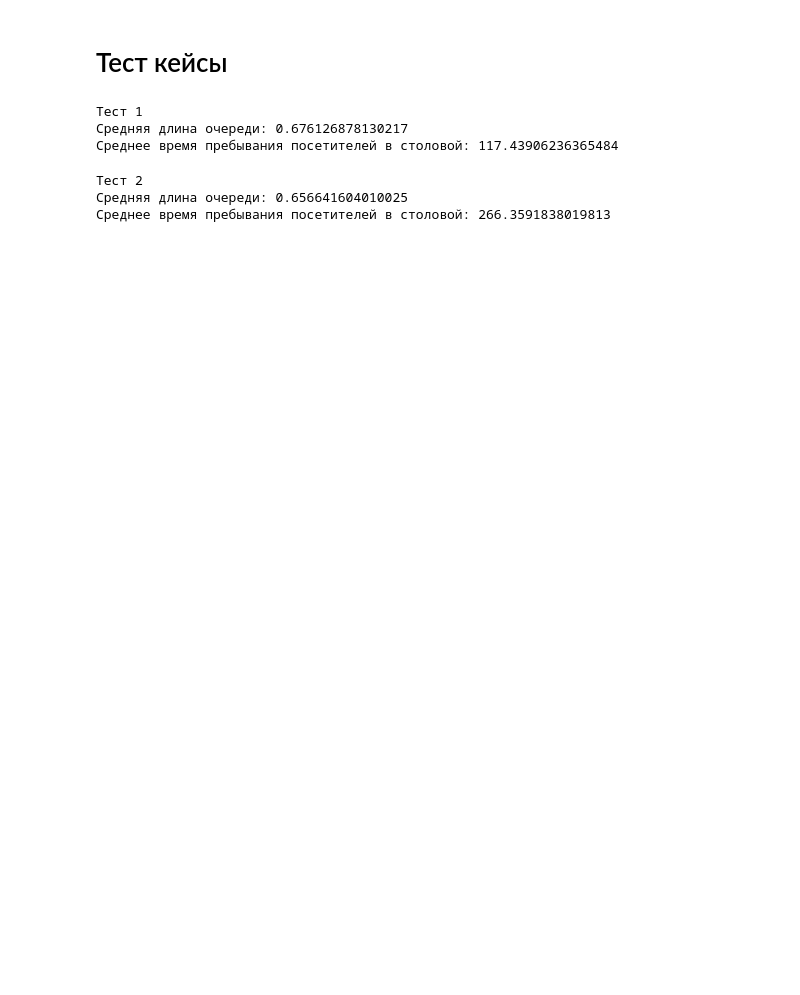
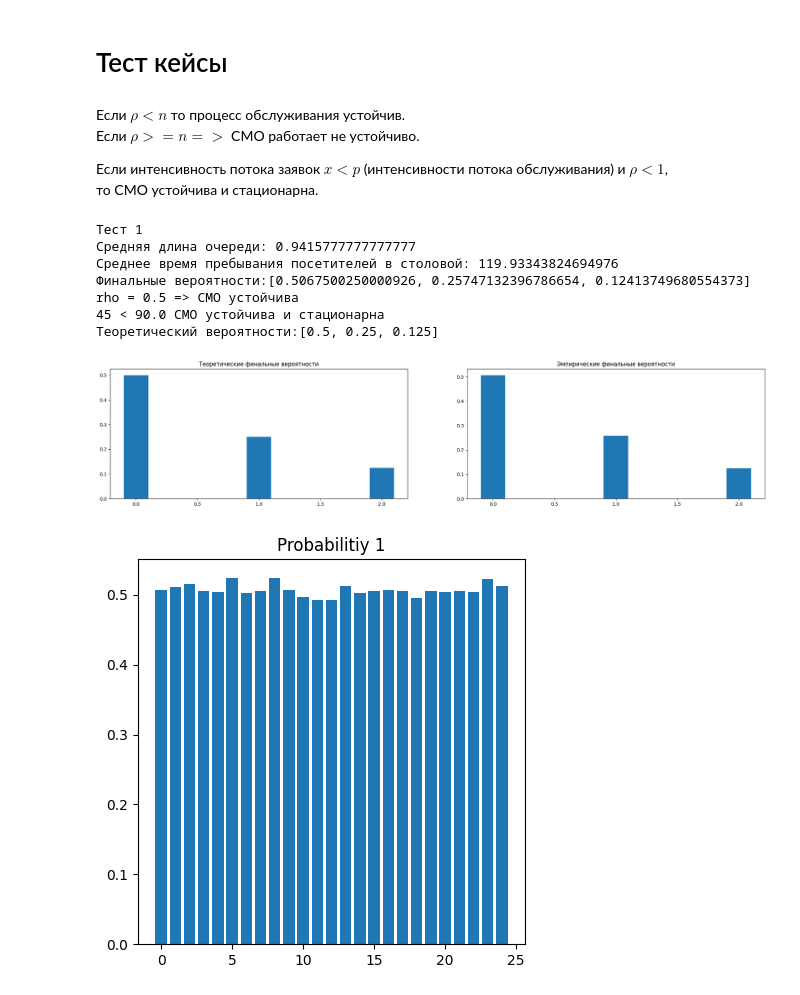
Before and after one commit to NikNo280/MMOD, a Jupyter notebook: lab3.ipynb, the cells around one changed output. Cells and saved outputs as stored; diff of their text form; code cells hidden in the pictures; blank space fills up the shorter version.

```diff
--- a/lab3.ipynb
+++ b/lab3.ipynb
@@ -76,0 +85,4 @@ def get_avg_queue_len(queue_system):
+# %%
+def get_experimental_final_probabilities(queue_system):
+  items = np.array(queue_system.serve_items)
+  return [(len(items[items == i]) / len(items)) for i in range(1, 4)]
@@ -77,2 +103,11 @@ def get_avg_queue_len(queue_system):
 # %% [markdown]
 # Тест кейсы
+# %%
+def get_teor_prop(x, p, q):
+    rho = get_rho(x, p, q)
+    p0 = 1 - rho
+    teor_prob = []
+    teor_prob.append(p0)
+    for i in range(1, 3):
+        teor_prob.append((rho ** i) * p0)
+    return teor_prob
@@ -79,3 +124,14 @@ def get_avg_queue_len(queue_system):
+# %%
+def plot_histograms(theoretical_probabilities, experimental_probabilities):
+    plt.style.use('default')
+    fig, (ax1, ax2,) = plt.subplots(1, 2, figsize=(25, 5))
+
+    ax1.set_title('Теоретические финальные вероятности')
+    ax1.bar(range(len(theoretical_probabilities)), theoretical_probabilities, width = 0.2)
+
+    ax2.set_title('Эмпирические финальные вероятности')
+    ax2.bar(range(len(experimental_probabilities)), experimental_probabilities, width = 0.2)
+    plt.show()
 # %%
 def run_qs(x, p, q, t, work_time):
     env = sp.Environment()
@@ -84,17 +140,33 @@ def run_qs(x, p, q, t, work_time):
     env.run(until = work_time)
     print("Средняя длина очереди: " + str(get_avg_queue_len(queue_system)))
     print("Среднее время пребывания посетителей в столовой: " + str(get_avg_time_in_canteen(queue_system, t)))
+    final_probabilities = get_experimental_final_probabilities(queue_system)
+    print("Финальные вероятности:" + str(final_probabilities))
+    teor_probabilities = get_teor_prop(x, p, q)
+    print("Теоретический вероятности:" + str(teor_probabilities))
+    plot_histograms(teor_probabilities, final_probabilities)
+    plot_queue_system_probabilities(queue_system, 25, 4, teor_probabilities)
-# %%
-print("Тест 1")
-run_qs(60, 100, 0.2, 100, 10)
-# %% [output]
-Тест 1
-Средняя длина очереди: 0.676126878130217
-Среднее время пребывания посетителей в столовой: 117.43906236365484
-# %%
-print("Тест 2")
-run_qs(40, 80, 0.4, 200, 10)
-# %% [output]
-Тест 2
-Средняя длина очереди: 0.656641604010025
-Среднее время пребывания посетителей в столовой: 266.3591838019813
+# %% [markdown]
+Если $ \rho < n $ то процесс обслуживания устойчив. \
+Если $ \rho >= n => $ СМО работает не устойчиво.
+
+Если интенсивность потока заявок $ x < p $ (интенсивности потока обслуживания) и $ \rho < 1 $, \
+то СМО устойчива и стационарна.
+# %%
+print("Тест 1")
+x = 45
+p = 75
+q = 0.2
+t = 100
+work_time = 6000
+run_qs(x, p, q, t, work_time)
+# %% [output]
+Тест 1
+Средняя длина очереди: 0.9415777777777777
+Среднее время пребывания посетителей в столовой: 119.93343824694976
+Финальные вероятности:[0.5067500250000926, 0.25747132396786654, 0.12413749680554373]
+rho = 0.5 => СМО устойчива
+45 < 90.0 СМО устойчива и стационарна
+Теоретический вероятности:[0.5, 0.25, 0.125]
+[figure, added]
+[figure, added]
```
Also changed, not shown: parts of 9 cells of this notebook.
